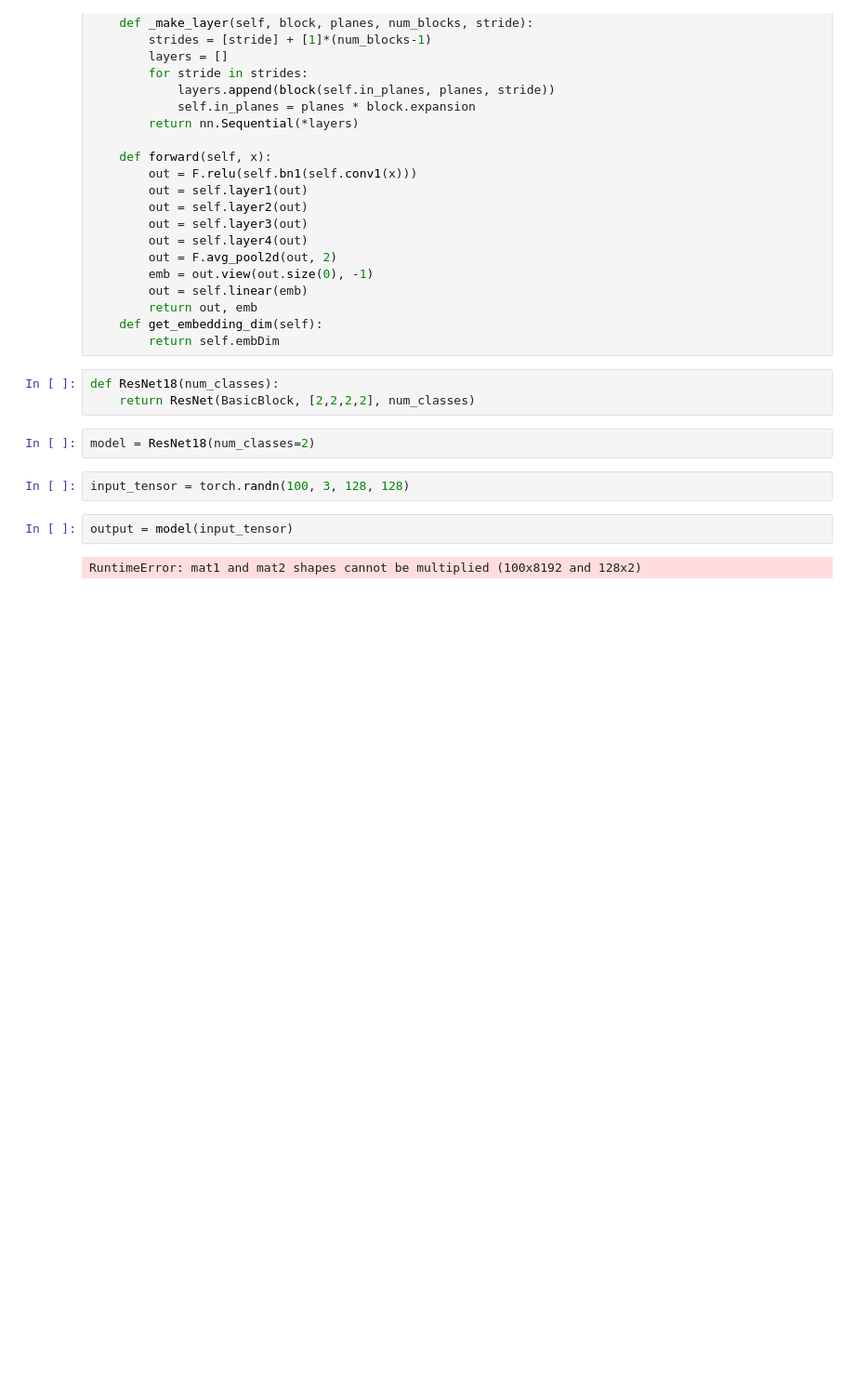
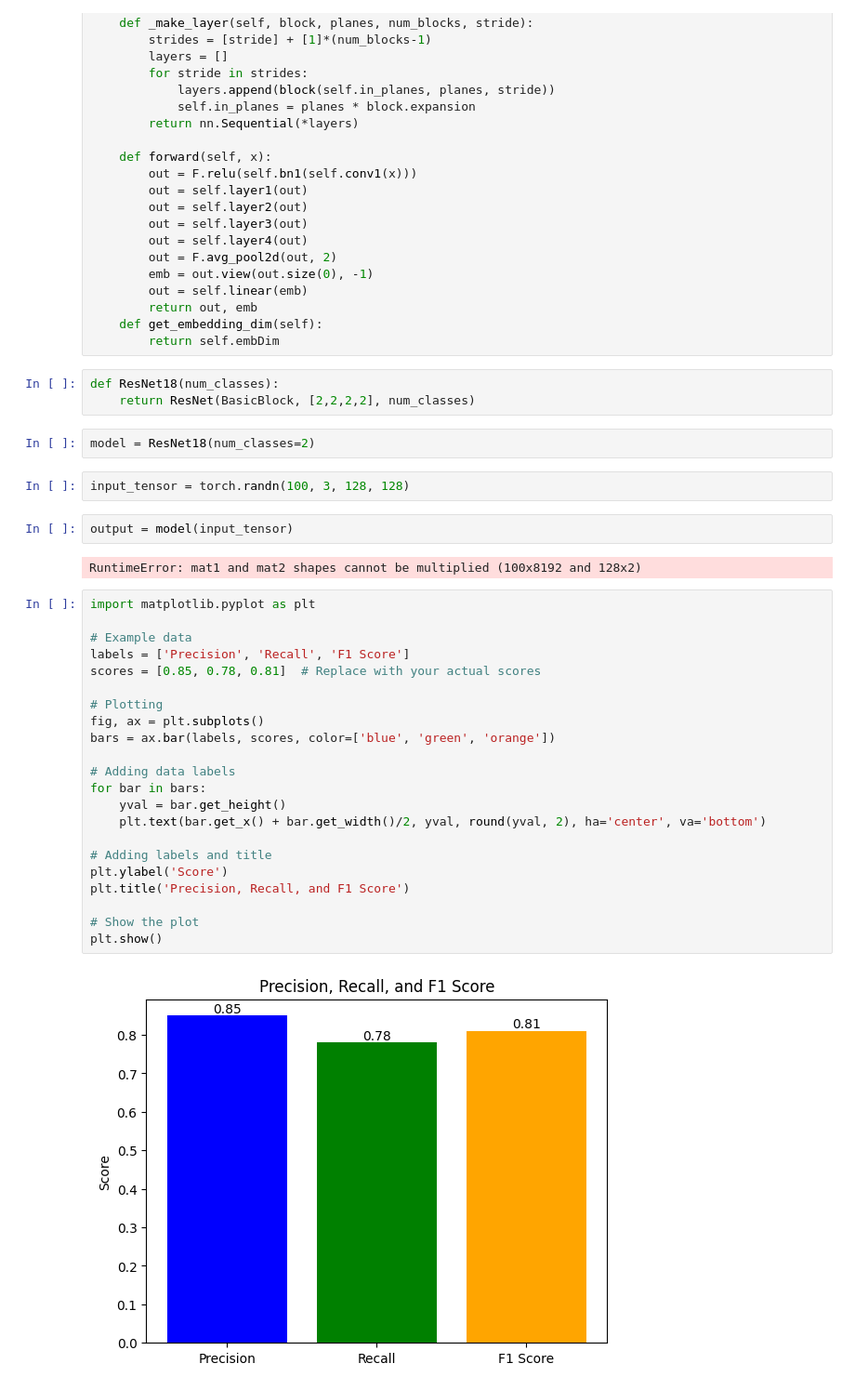
Before and after one commit to sgchr273/Cancer_classification, a Jupyter notebook: try.ipynb, the cells around one changed output. Shown at 93% size. Cells and saved outputs as stored; diff of their text form; blank space fills up the shorter version.

```diff
--- a/try.ipynb
+++ b/try.ipynb
@@ -454,3 +454,27 @@ input_tensor = torch.randn(100, 3, 128, 128)
 output = model(input_tensor)
 # %% [output]
 RuntimeError: mat1 and mat2 shapes cannot be multiplied (100x8192 and 128x2)
+# %%
+import matplotlib.pyplot as plt
+
+# Example data
+labels = ['Precision', 'Recall', 'F1 Score']
+scores = [0.85, 0.78, 0.81]  # Replace with your actual scores
+
+# Plotting
+fig, ax = plt.subplots()
+bars = ax.bar(labels, scores, color=['blue', 'green', 'orange'])
+
+# Adding data labels
+for bar in bars:
+    yval = bar.get_height()
+    plt.text(bar.get_x() + bar.get_width()/2, yval, round(yval, 2), ha='center', va='bottom')
+
+# Adding labels and title
+plt.ylabel('Score')
+plt.title('Precision, Recall, and F1 Score')
+
+# Show the plot
+plt.show()
+# %% [output]
+[figure, added]
```
Also changed, not shown: 12 other files.
